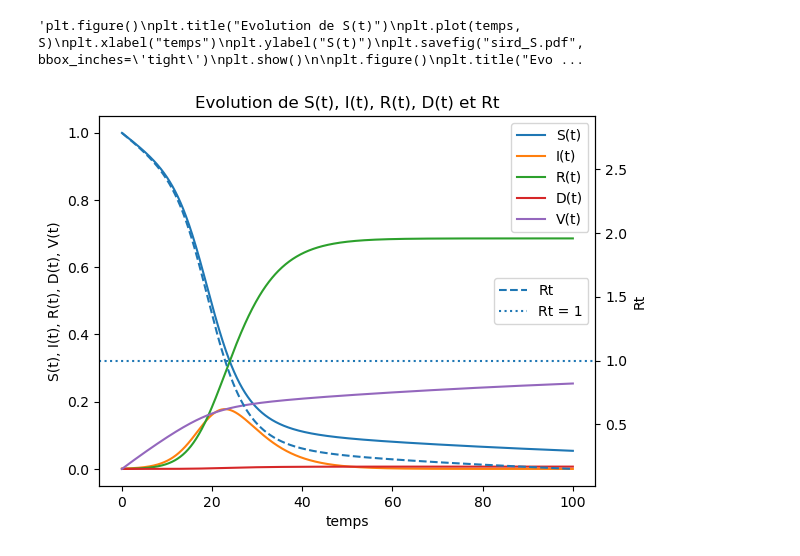
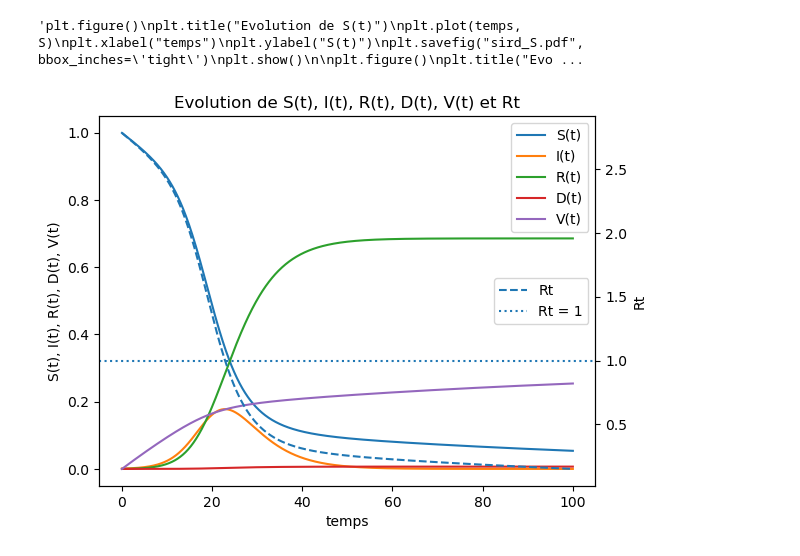
Before and after one commit to hjvictor/SIR_model, a Jupyter notebook: Compartiments.ipynb, the cells around one changed output. Saved outputs shown, nothing was run; the diff lists cells and outputs as text; code cells hidden in the pictures.

```diff
--- a/Compartiments.ipynb
+++ b/Compartiments.ipynb
@@ -313,8 +313,8 @@ y[3] = D_init
 y[4] = V_init
 
 params={"beta":beta, "gamma":gamma, "mu":mu, "omega":omega}
-model=mathUtils.COVID19(params)
-deriv=model.deriv
+model=mathUtils.SIR(params)
+deriv=model.deriv_SIRDV
 euler=model.euler
 
 for i in range(n):
@@ -379,25 +379,25 @@ plt.show()
 'plt.figure()\nplt.title("Evolution de S(t)")\nplt.plot(temps, S)\nplt.xlabel("temps")\nplt.ylabel("S(t)")\nplt.savefig("sird_S.pdf", bbox_inches=\'tight\')\nplt.show()\n\nplt.figure()\nplt.title("Evo ...
 # %%
 plt.figure()
-plt.title("Evolution de S(t), I(t), R(t), D(t) et Rt")
+plt.title("Evolution de S(t), I(t), R(t), D(t), V(t) et Rt")
 
 ax1 = plt.gca()
 ax1.plot(temps, S, label="S(t)")
 ax1.plot(temps, I, label="I(t)")
 ax1.plot(temps, R, label="R(t)")
 ax1.plot(temps, D, label="D(t)")
 ax1.plot(temps, V, label="V(t)")
 ax1.set_xlabel("temps")
 ax1.set_ylabel("S(t), I(t), R(t), D(t), V(t)")
 ax1.legend(loc="upper right")
 
 ax2 = ax1.twinx()
 ax2.plot(temps, Rt, "--", label="Rt")
 ax2.axhline(1, linestyle=":", label="Rt = 1")
 ax2.set_ylabel("Rt")
 ax2.legend(loc="center right")
 
 plt.savefig("sir_SIRDV_Rt.pdf", bbox_inches='tight')
 plt.show()
 # %% [output]
-[figure, old version]
+[figure, new version]
```
Also changed, not shown: 6 other files.
